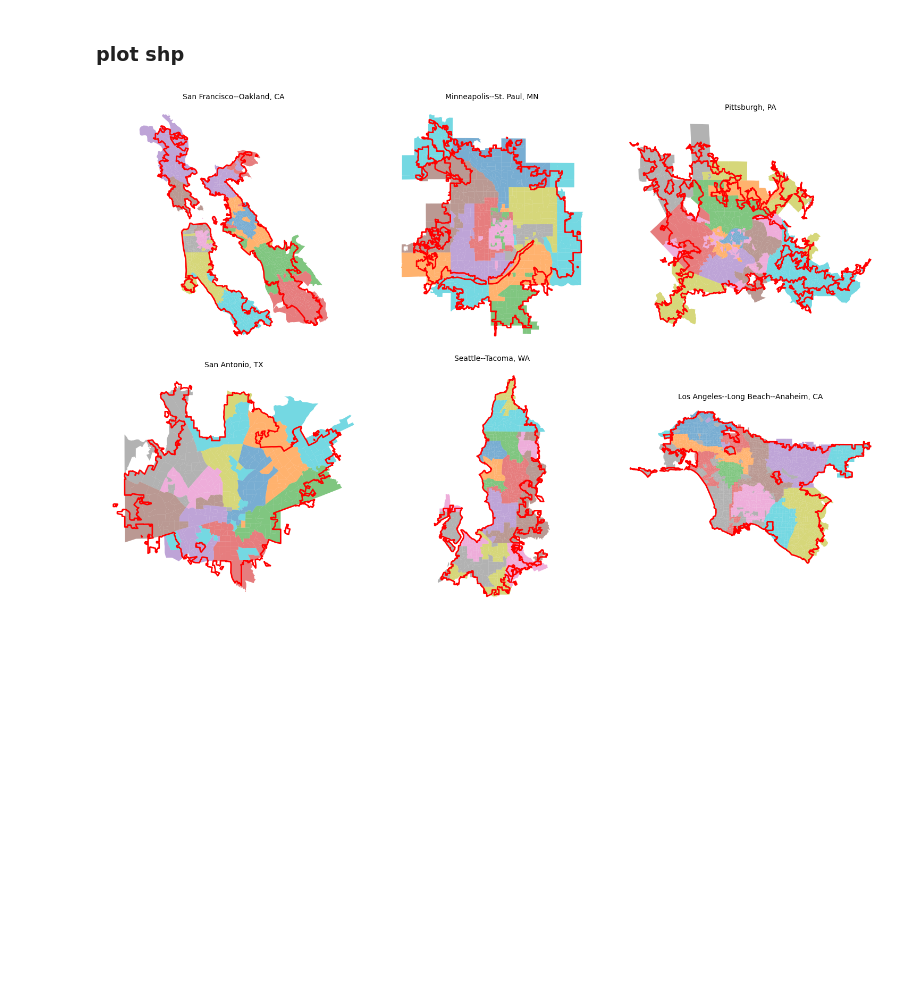
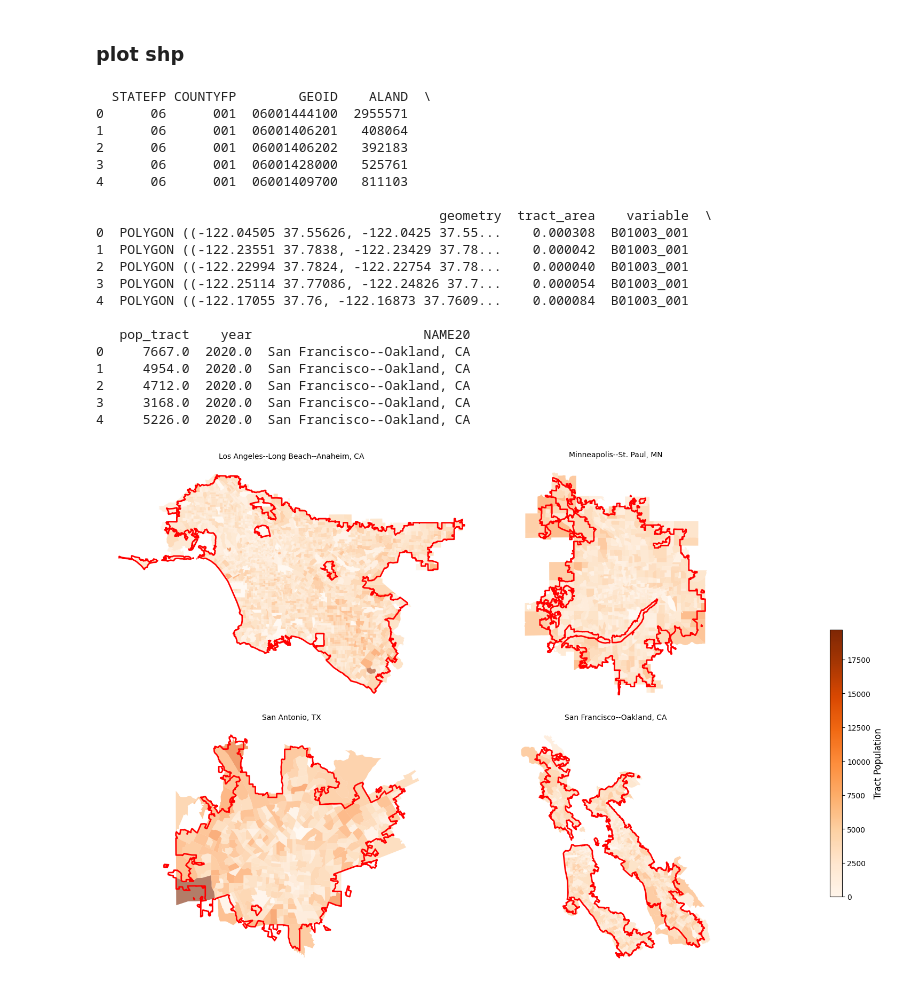
Before and after one commit to natcap/invest-mental-health, a Jupyter notebook: code/00a-aoi-urban-area.ipynb, the cells around one changed output. Drawn from its saved outputs; the diff is of its cells as text; code cells hidden in the pictures; blank space fills up the shorter version.

```diff
--- a/code/00a-aoi-urban-area.ipynb
+++ b/code/00a-aoi-urban-area.ipynb
@@ -15,21 +16,20 @@ Current working directory: d:\natcap\invest-mental-health
 # %%
 import geopandas as gpd
 import pandas as pd
+import numpy as np
 
 # Load shapefiles
 dir_shp = 'D:/data/shp/US_census_Cartographic_Boundary_Shapefiles'
 
-dir_cbsa   = 'D:/data/shp/US_census_Cartographic_Boundary_Shapefiles/UAC/cb_2020_us_cbsa_500k/cb_2020_us_cbsa_500k.shp'
+dir_cbsa  = 'D:/data/shp/US_census_Cartographic_Boundary_Shapefiles/UAC/cb_2020_us_cbsa_500k/cb_2020_us_cbsa_500k.shp'
 dir_metdiv= 'D:/data/shp/US_census_Cartographic_Boundary_Shapefiles/UAC/cb_2020_us_metdiv_500k/cb_2020_us_metdiv_500k.shp'
-dir_ua   = 'D:/data/shp/US_census_Cartographic_Boundary_Shapefiles/cb_2020_us_ua20_500k/cb_2020_us_ua20_500k.shp'
+dir_ua    = 'D:/data/shp/US_census_Cartographic_Boundary_Shapefiles/UAC/cb_2020_us_ua20_500k/cb_2020_us_ua20_500k.shp'
 
-dir_place = 'D:/data/shp/US_census_Cartographic_Boundary_Shapefiles/cb_2020_us_place_500k/cb_2020_us_place_500k.shp'
+dir_place = 'D:/data/shp/US_census_Cartographic_Boundary_Shapefiles/UAC/cb_2020_us_place_500k/cb_2020_us_place_500k.shp'
 dir_place_cdc = 'D:/natcap/PLACES/raw/500Cities_City_11082016/CityBoundaries.shp'
 
 dir_tract = 'D:/data/shp/US_census_Cartographic_Boundary_Shapefiles/cb_2020_us_tract_500k/cb_2020_us_tract_500k.shp'
 dir_bg    = 'D:/data/shp/US_census_Cartographic_Boundary_Shapefiles/cb_2019_us_bg_500k/cb_2019_us_bg_500k.shp'
-
-ua = gpd.read_file(dir_ua)
 # %% [markdown]
 ### related data
 # %%
@@ -498,7 +501,7 @@ plt.show()
 ### plot tracts by Metro
 # %%
 # Unique urban area names
-urban_names = met_i['NAME_METRO'].unique()
+urban_names = sorted(met_i['NAME_METRO'].unique())
 print(urban_names)
 n = len(urban_names)
 
@@ -981,36 +1055,90 @@ plt.show()
 tract_overlap_input = tract_overlap1_gdf
 tract_overlap_input = tract_overlap2_gdf
 
+print(tract_overlap_input.head())
+
 # Unique urban area names
-urban_names = tract_overlap_input['NAME20'].unique()
+urban_names = sorted(tract_overlap_input['NAME20'].unique() )
 n = len(urban_names)
 
+
+fill_value = 'pop_tract'
+
+# 1. Calculate global min/max for the color scale
+vmin = tract_overlap_input[fill_value].min()
+vmax = tract_overlap_input[fill_value].max()
+
+
 # Define layout: adjust rows/cols based on n
-cols = 3
+cols = 2
 rows = (n + cols - 1) // cols
 
 fig, axes = plt.subplots(rows, cols, figsize=(15, rows * 5))
 axes = axes.flatten()
 
 for i, name in enumerate(urban_names):
     ax = axes[i]
     subset = tract_overlap_input[tract_overlap_input['NAME20'] == name]
 
-    subset.plot(column='GEOID', ax=ax, legend=False, alpha=0.6)
+    subset.plot(
+        column=fill_value,
+        cmap='Oranges',
+        vmin=vmin,            # Use global scale
+        vmax=vmax,
+        ax=ax,
+        legend=False, alpha=0.6)
     ua_i[ua_i['NAME20'] == name].boundary.plot(ax=ax, color='red', linewidth=2)
 
     ax.set_title(f"{name}", fontsize=10)
     ax.axis('off')
 
 # Turn off any unused subplots
 for j in range(i + 1, len(axes)):
     axes[j].axis('off')
 
-plt.tight_layout()
+# plt.tight_layout()
+
+# Add a single shared colorbar -------------
+from mpl_toolkits.axes_grid1 import make_axes_locatable
+import matplotlib.cm as cm
+import matplotlib.colorbar as cb
+
+# Create colorbar axis
+fig.subplots_adjust(right=0.9)
+cax = fig.add_axes([0.92, 0.15, 0.015, 0.5])  # [left, bottom, width, height]
+
+# Create scalar mappable
+sm = cm.ScalarMappable(cmap='Oranges', norm=plt.Normalize(vmin=vmin, vmax=vmax))
+sm._A = []  # dummy array for colorbar
+cbar = fig.colorbar(sm, cax=cax)
+cbar.set_label('Tract Population', fontsize=12)
+
+plt.tight_layout(rect=[0, 0, 0.9, 1])
 
 
-f = os.path.join(dir_figure, "aoi_facets_urban_area_2020.png")
+# 3. Save the figure
+f = os.path.join(dir_figure, "aoi_facets_urban_area_2020_v2.png")
 plt.savefig(f, dpi=300)
 plt.show()
 # %% [output]
+  STATEFP COUNTYFP        GEOID    ALAND  \
+0      06      001  06001444100  2955571
+1      06      001  06001406201   408064
+2      06      001  06001406202   392183
+3      06      001  06001428000   525761
+4      06      001  06001409700   811103
+
+                                            geometry  tract_area    variable  \
+0  POLYGON ((-122.04505 37.55626, -122.0425 37.55...    0.000308  B01003_001
+1  POLYGON ((-122.23551 37.7838, -122.23429 37.78...    0.000042  B01003_001
+2  POLYGON ((-122.22994 37.7824, -122.22754 37.78...    0.000040  B01003_001
+3  POLYGON ((-122.25114 37.77086, -122.24826 37.7...    0.000054  B01003_001
+4  POLYGON ((-122.17055 37.76, -122.16873 37.7609...    0.000084  B01003_001
+
+   pop_tract    year                      NAME20
+0     7667.0  2020.0  San Francisco--Oakland, CA
+1     4954.0  2020.0  San Francisco--Oakland, CA
+2     4712.0  2020.0  San Francisco--Oakland, CA
+3     3168.0  2020.0  San Francisco--Oakland, CA
+4     5226.0  2020.0  San Francisco--Oakland, CA
-[figure, old version]
+[figure, new version]
```
Also changed, not shown: parts of 25 cells of this notebook, 1 other file.
